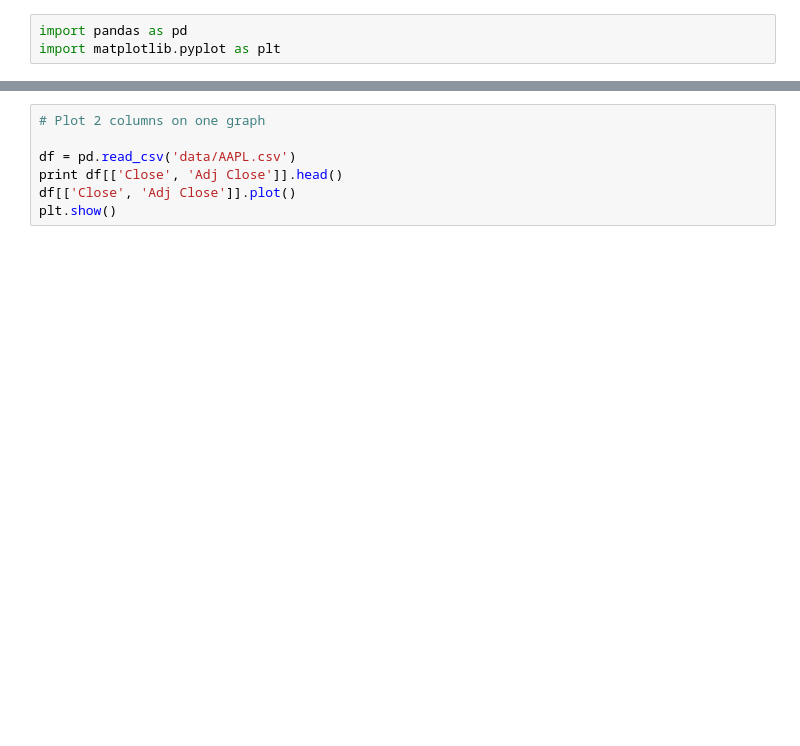
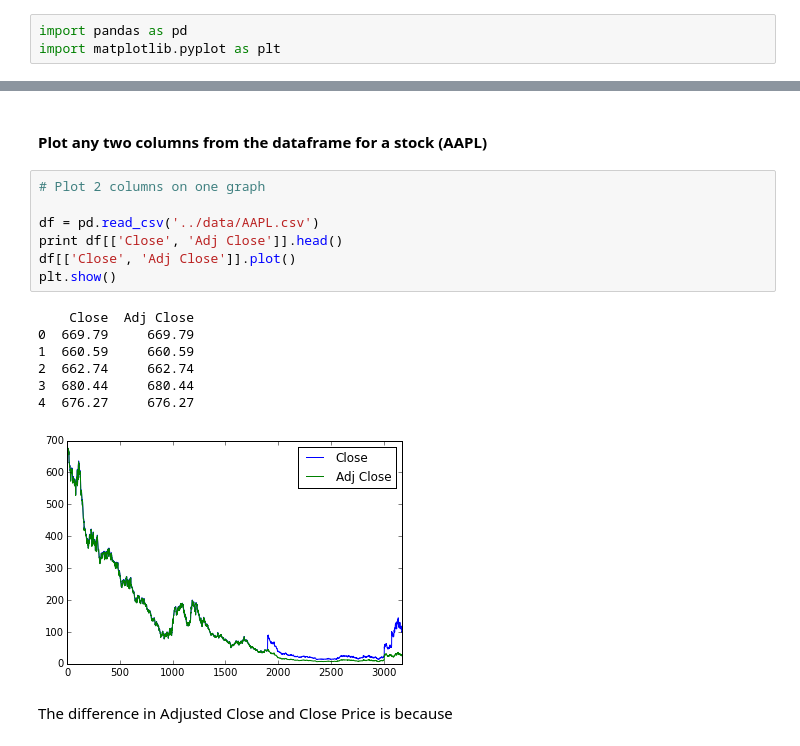
Before and after one commit to weifengshe/ml4t, a Jupyter notebook: lessons/1.1 Basic Pandas and stocks.ipynb, the cells around one changed output, grey strips where cells are left out. Drawn from its saved outputs; the diff is of its cells as text; blank space fills up the shorter version.

```diff
--- a/lessons/1.1 Basic Pandas and stocks.ipynb
+++ b/lessons/1.1 Basic Pandas and stocks.ipynb
@@ -94,7 +110,19 @@ Name: High, dtype: float64
+# %% [markdown]
+#### Plot any two columns from the dataframe for a stock (AAPL)
 # %%
 # Plot 2 columns on one graph
 
-df = pd.read_csv('data/AAPL.csv')
+df = pd.read_csv('../data/AAPL.csv')
 print df[['Close', 'Adj Close']].head()
 df[['Close', 'Adj Close']].plot()
 plt.show()
+# %% [output]
+    Close  Adj Close
+0  669.79     669.79
+1  660.59     660.59
+2  662.74     662.74
+3  680.44     680.44
+4  676.27     676.27
+[figure, added]
+# %% [markdown]
+The difference in Adjusted Close and Close Price is because
```
Also changed, not shown: parts of 11 cells of this notebook, 3 other files.
